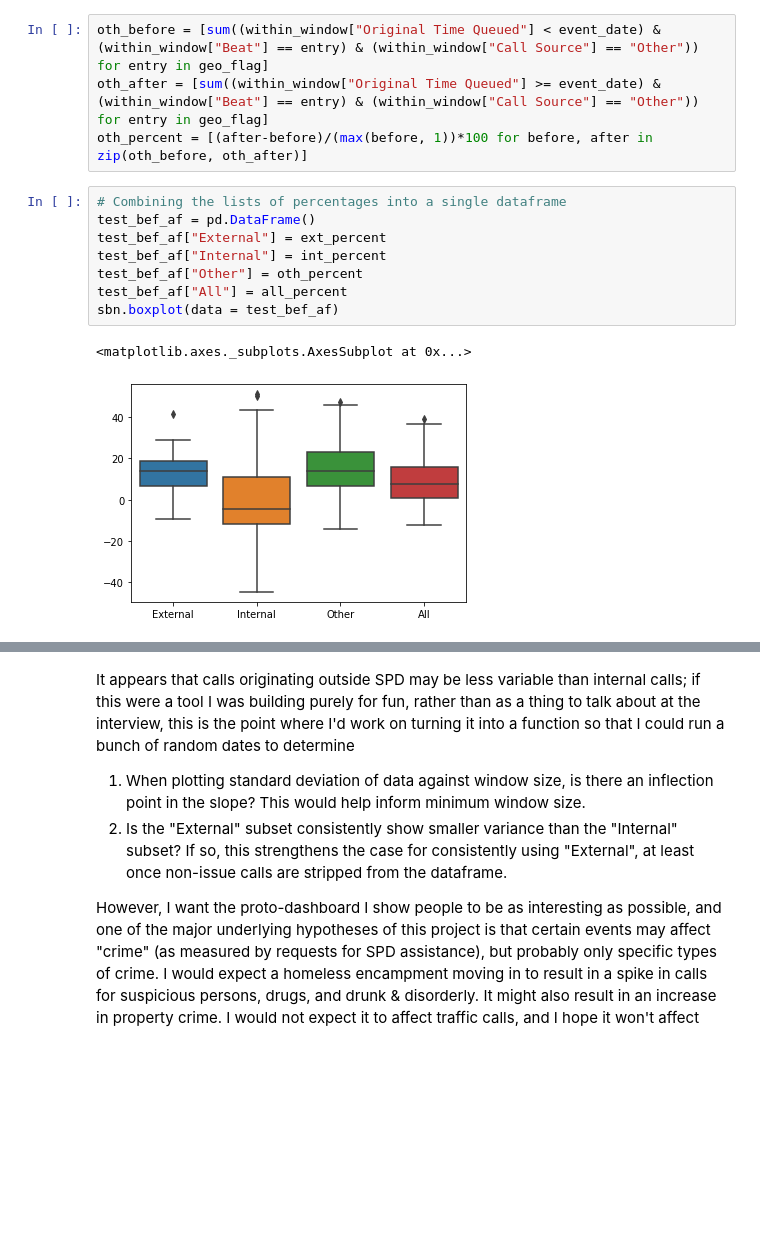
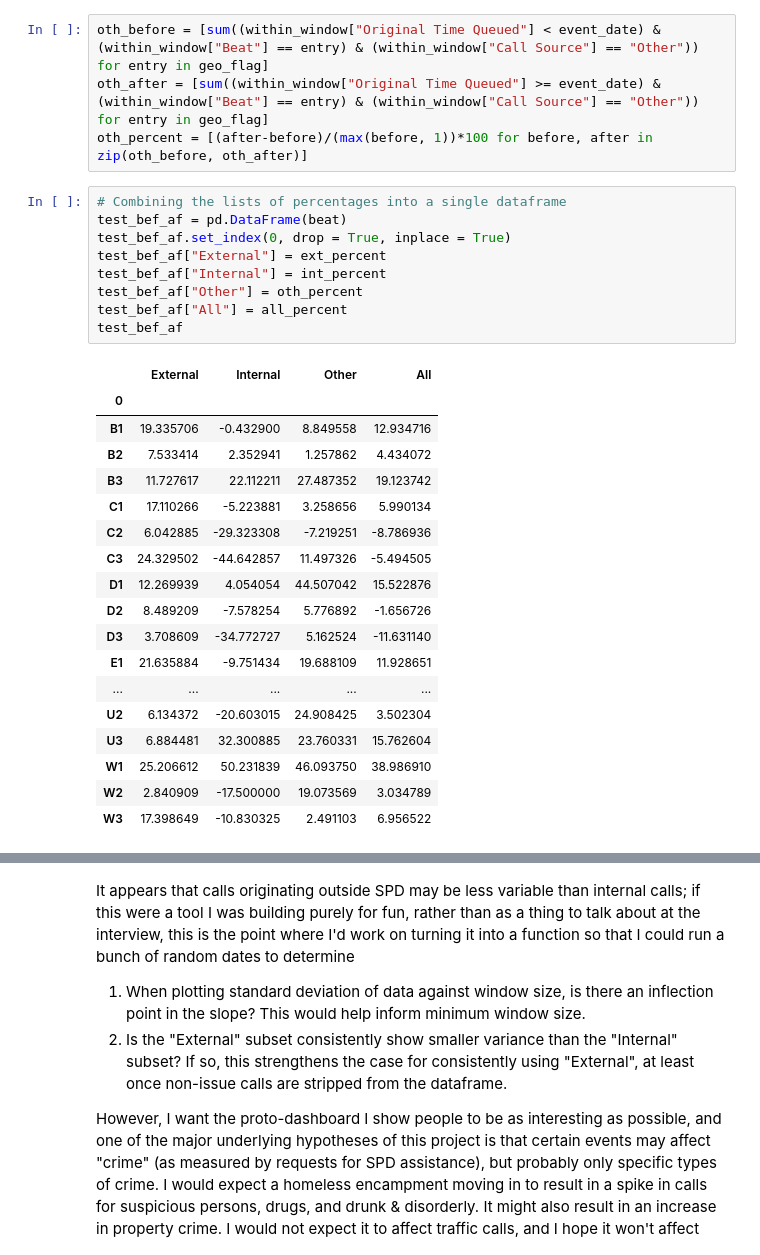
Before and after one commit to celloyd/911-before-after-event, a Jupyter notebook: 911 logs before-after.ipynb, the cells around one changed output, grey strips where cells are left out. Cells and saved outputs as stored; diff of their text form; blank space fills up the shorter version.

```diff
--- a/911 logs before-after.ipynb
+++ b/911 logs before-after.ipynb
@@ -180,12 +182,29 @@ oth_after = [sum((within_window["Original Time Queued"] >= event_date) & (within
 oth_percent = [(after-before)/(max(before, 1))*100 for before, after in zip(oth_before, oth_after)]
 # %%
 # Combining the lists of percentages into a single dataframe
-test_bef_af = pd.DataFrame()
+test_bef_af = pd.DataFrame(beat)
+test_bef_af.set_index(0, drop = True, inplace = True)
 test_bef_af["External"] = ext_percent
 test_bef_af["Internal"] = int_percent
 test_bef_af["Other"] = oth_percent
 test_bef_af["All"] = all_percent
-sbn.boxplot(data = test_bef_af)
+test_bef_af
 # %% [output]
-<matplotlib.axes._subplots.AxesSubplot at 0x...>
-[figure, removed]
+|  | External | Internal | Other | All |
+| 0 |  |  |  |  |
+| B1 | 19.335706 | -0.432900 | 8.849558 | 12.934716 |
+| B2 | 7.533414 | 2.352941 | 1.257862 | 4.434072 |
+| B3 | 11.727617 | 22.112211 | 27.487352 | 19.123742 |
+| C1 | 17.110266 | -5.223881 | 3.258656 | 5.990134 |
+| C2 | 6.042885 | -29.323308 | -7.219251 | -8.786936 |
+| C3 | 24.329502 | -44.642857 | 11.497326 | -5.494505 |
+| D1 | 12.269939 | 4.054054 | 44.507042 | 15.522876 |
+| D2 | 8.489209 | -7.578254 | 5.776892 | -1.656726 |
+| D3 | 3.708609 | -34.772727 | 5.162524 | -11.631140 |
+| E1 | 21.635884 | -9.751434 | 19.688109 | 11.928651 |
+| ... | ... | ... | ... | ... |
+| U2 | 6.134372 | -20.603015 | 24.908425 | 3.502304 |
+| U3 | 6.884481 | 32.300885 | 23.760331 | 15.762604 |
+| W1 | 25.206612 | 50.231839 | 46.093750 | 38.986910 |
+| W2 | 2.840909 | -17.500000 | 19.073569 | 3.034789 |
+| W3 | 17.398649 | -10.830325 | 2.491103 | 6.956522 |
```
Also changed, not shown: parts of 7 cells of this notebook.
